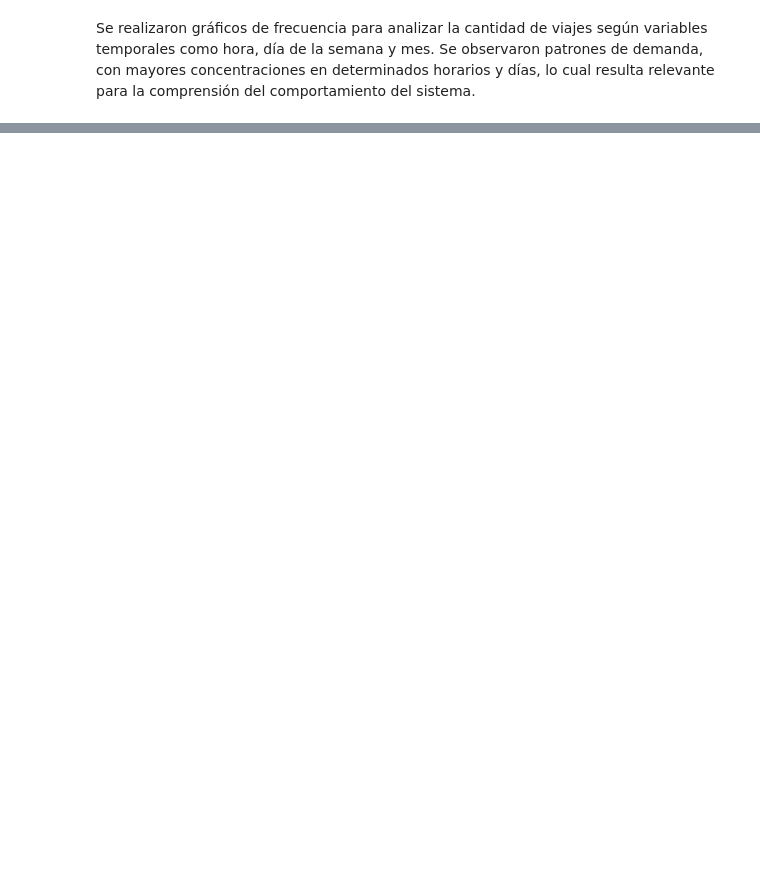
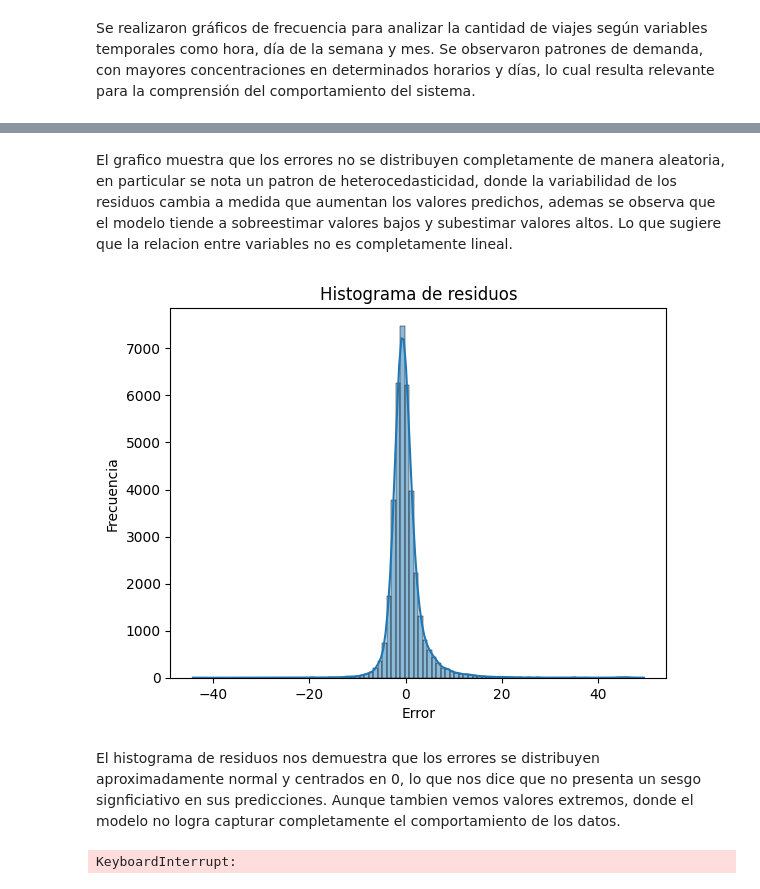
Before and after one commit to luciajaureguiheisterborg-eng/AA1-TUIA-2026C1-Jauregui-Narvaez-Nebbia, a Jupyter notebook: TP-regresion-AA1.ipynb, the cells around one changed output, grey strips where cells are left out. Cells and saved outputs as stored; diff of their text form; code cells hidden in the pictures; blank space fills up the shorter version.

Commit message:
Avance hasta funcion Gradiente

```diff
--- a/TP-regresion-AA1.ipynb
+++ b/TP-regresion-AA1.ipynb
@@ -451,3 +469,72 @@ Se dividió el conjunto de datos en entrenamiento (80%) y prueba (20%) utilizand
+# %% [markdown]
+
+El grafico muestra que los errores no se distribuyen completamente de manera aleatoria, en particular se nota un patron de heterocedasticidad, donde la variabilidad de los residuos cambia a medida que aumentan los valores predichos, ademas se observa que el modelo tiende a sobreestimar valores bajos y subestimar valores altos. Lo que sugiere que la relacion entre variables no es completamente lineal.
+# %%
+#histograma de residuos
+
+#error
+residuos = y_test - y_pred
+
+sns.histplot(residuos, bins=100, alpha=0.5, kde=True)
+
+plt.title("Histograma de residuos")
+plt.xlabel("Error")
+plt.ylabel("Frecuencia")
+
+plt.show()
+# %% [output]
+[figure, added]
+# %% [markdown]
+El histograma de residuos nos demuestra que los errores se distribuyen aproximadamente normal y centrados en 0, lo que nos dice que no presenta un sesgo signficiativo en sus predicciones. Aunque tambien vemos valores extremos, donde el modelo no logra capturar completamente el comportamiento de los datos.
+# %%
+def gradiente(X, y, tipo='batch', batch=32, epochs=100):
+    modelo = SGDRegressor(learning_rate='constant', eta0=0.01, penalty=None, random_state=42)
+    history = []
+
+    n_samples = X.shape[0]
+
+    for epoch in range(epochs):
+        if tipo == 'batch':
+            #uso todos los datos juntos
+            modelo.partial_fit(X, y)
+        #elif tipo == 'stochastic':
+            #paso de a un dato por vez
+            #indices = np.random.permutation(n_samples)
+            #for idx in indices:
+                #modelo.partial_fit(X[idx:idx+1], y[idx:idx+1])
+        #elif tipo == 'minibatch':
+            #paso grupitos de datos
+            indices = np.random.permutation(n_samples)
+            for i in range(0, n_samples, batch_size):
+                idx = indices[i:i+batch_size]
+                modelo.partial_fit(X[idx], y[idx])
+
+        #error del epoch acual
+        y_pred = modelo.predict(X)
+        history.append(mean_squared_error(y, y_pred))
+
+    return history
+
+#los tres experimentos (epochs
+epochs = 10
+loss_batch = gradiente(X_train_scaled, y_train, tipo='batch', epochs=epochs)
+loss_stoc = gradiente(X_train_scaled, y_train, tipo='stochastic', epochs=epochs)
+loss_mini = gradiente(X_train_scaled, y_train, tipo='minibatch', batch_size=64, epochs=epochs)
+
+#comparacion
+plt.figure(figsize=(12, 6))
+plt.plot(loss_batch, label='Batch Gradient Descent', linewidth=2)
+plt.plot(loss_stoc, label='Stochastic Gradient Descent (SGD)', linestyle='--')
+plt.plot(loss_mini, label='Mini-Batch Gradient Descent', alpha=0.7)
+
+plt.title('Error vs Iteraciones (Loss vs Epochs)')
+plt.xlabel('Epochs')
+plt.ylabel('Mean Squared Error (MSE)')
+plt.legend()
+plt.grid(True, which="both", ls="-", alpha=0.5)
+plt.show()
+# %% [output]
+KeyboardInterrupt:
 # %%
 #CAPAZ LO USEMOS PARA EL PUNTO 4 DE LA PARTE 4
 
```
Also changed, not shown: parts of 26 cells of this notebook.
